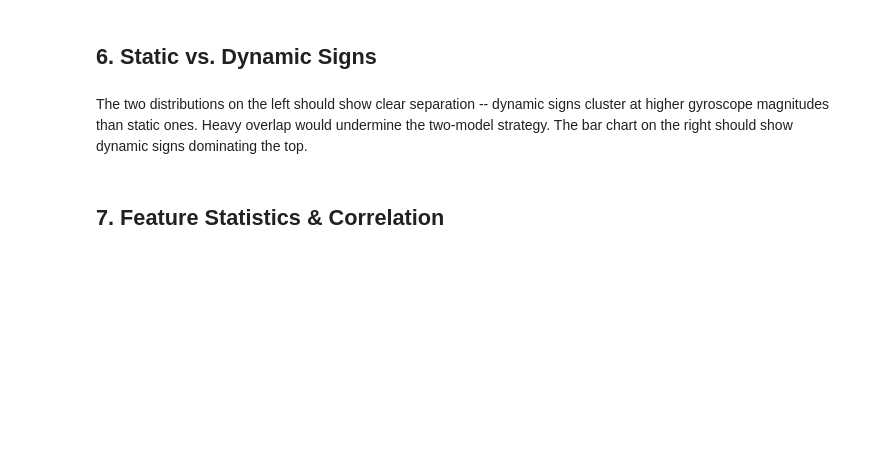
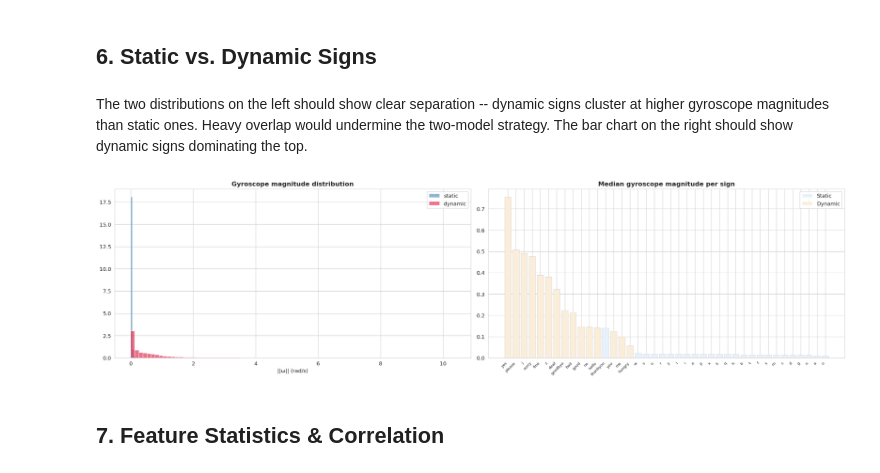
Before and after one commit to byteforcebuilds/ASL_Gloves_RV1, a Jupyter notebook: software/ml/notebooks/01_data_exploration.ipynb, the cells around one changed output. Saved outputs shown, nothing was run; the diff lists cells and outputs as text; code cells hidden in the pictures; blank space fills up the shorter version.

```diff
--- a/software/ml/notebooks/01_data_exploration.ipynb
+++ b/software/ml/notebooks/01_data_exploration.ipynb
@@ -272,26 +328,29 @@ The two distributions on the left should show clear separation -- dynamic signs
 # %%
 # compute gyroscope magnitude -- single value summarizing total rotational energy at each timestep
 
 df['gyro_mag'] = np.sqrt(df['GYRx']**2 + df['GYRy']**2 + df['GYRz']**2)
 
-fig, axes = plt.subplots(1, 2, figsize=(16, 5))
+fig, axes = plt.subplots(1, 2, figsize=(22, 6))
+plt.subplots_adjust(bottom=0.25)
 
 # left plot: overlapping distributions -- clear separation confirms gyro is a strong static/dynamic separator
 for st, color in [('static','steelblue'), ('dynamic','crimson')]:
     axes[0].hist(df[df['sign_type']==st]['gyro_mag'], bins=80, alpha=0.6, color=color, label=st, density=True)
 axes[0].set_title('Gyroscope magnitude distribution', fontweight='bold')
 axes[0].set_xlabel('||ω|| (rad/s)')
 axes[0].legend()
 
 # right plot: median gyro magnitude per sign, sorted descending
 gyro_by_sign = df.groupby(['sign','sign_type'])['gyro_mag'].median().reset_index().sort_values('gyro_mag', ascending=False)
 colors2 = ['#FAEEDA' if t == 'dynamic' else '#E6F1FB' for t in gyro_by_sign['sign_type']]
 axes[1].bar(gyro_by_sign['sign'], gyro_by_sign['gyro_mag'], color=colors2, edgecolor='#ccc', lw=0.5)
 axes[1].set_title('Median gyroscope magnitude per sign', fontweight='bold')
-axes[1].tick_params(axis='x', rotation=45)
+plt.setp(axes[1].get_xticklabels(), rotation=45, ha='right', fontsize=8)
 axes[1].legend(handles=[Patch(facecolor='#E6F1FB',label='Static'), Patch(facecolor='#FAEEDA',label='Dynamic')])
 plt.tight_layout()
 plt.show()
+# %% [output]
+[figure, added]
 # %% [markdown]
 ## 7. Feature Statistics & Correlation
 # %% [markdown]
```
Also changed, not shown: parts of 14 cells of this notebook, 1 other file.
